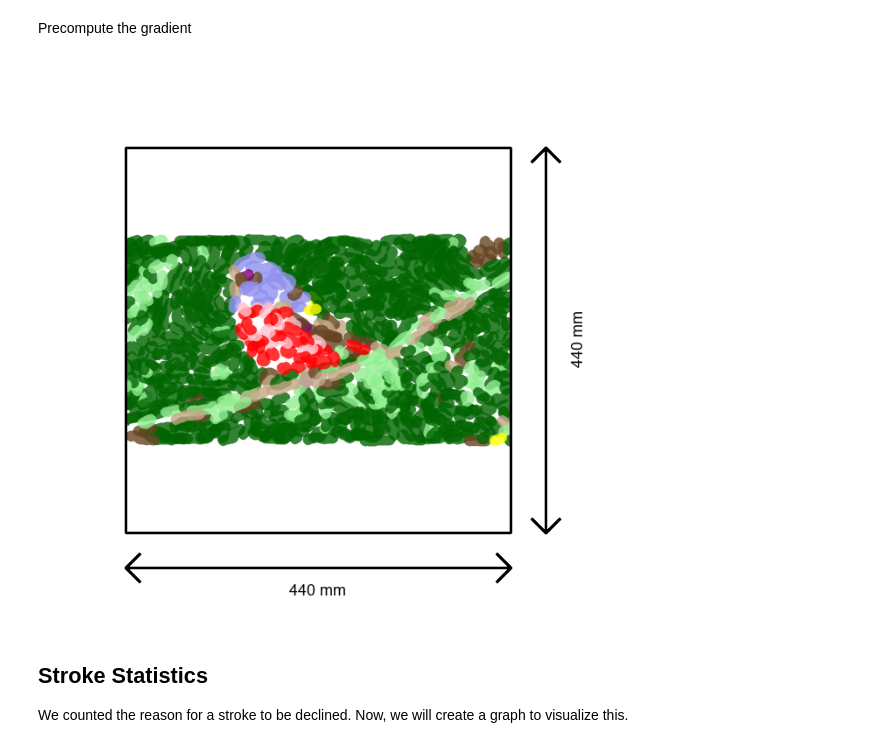
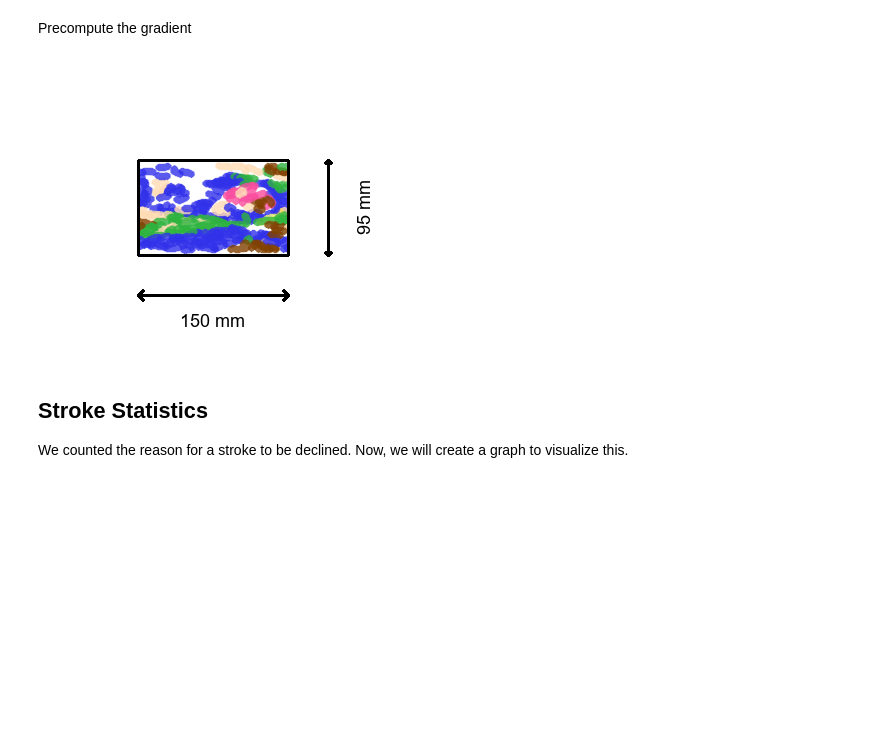
Before and after one commit to SimonMeersschaut/paint-bot, a Jupyter notebook: src/stroke_generation.ipynb, the cells around one changed output. Cells and saved outputs as stored; diff of their text form; code cells hidden in the pictures; blank space fills up the shorter version.

```diff
--- a/src/stroke_generation.ipynb
+++ b/src/stroke_generation.ipynb
@@ -1,7 +1,7 @@
 # %% [markdown]
 ## Imports & Loads
 # %%
-CANVAS_SIZE = (440, 440)
+CANVAS_SIZE = (150, 95) # mm
 # %%
 import numpy as np
 from PIL import Image, ImageOps
@@ -79,7 +79,7 @@ import matplotlib.pyplot as plt
 
 
 # 1. Load your PIL image
-pil_original_image = Image.open("C:/Users/Simon/Documents/projecten/paint-bot/images/bird.jpg")
+pil_original_image = Image.open("C:/Users/Simon/Documents/projecten/paint-bot/images/pink-tree.jpeg")
 enhancer = ImageEnhance.Contrast(pil_original_image)
 contrast_factor = 1.2
 pil_original_image = enhancer.enhance(contrast_factor)
@@ -89,7 +89,7 @@ pil_resized_image = resize_image(pil_original_image)
 
 # GaussianBlur takes a 'radius' parameter. Higher radius = more blur.
 pil_blurred_image = pil_resized_image.filter(ImageFilter.GaussianBlur(radius=5))
-# np_resized_blurred_image = np.array(pil_blurred_image)
+np_resized_blurred_image = np.array(pil_blurred_image)
 
 # 3. Convert the original resized PIL image to a NumPy array (if still needed)
 np_resized_image = np.array(pil_resized_image)
@@ -309,26 +309,25 @@ import cv2  # Used strictly for footprint tracking on the internal mask
 from stroke_generation import StrokeGenerationSupervisor, Events
 from datatypes import StrokePath, StrokeSequence
 import math
+import json
 
-COLOR_PALETTE = {
-    "dark brown": [101, 67, 33],
-    "light brown": [196, 164, 132],
-    "dark green": [0, 100, 0],
-    "light green": [144, 238, 144],
-    "blue": [144, 144, 238],
-    "purple": [128, 0, 128],
-    "pink": [255, 192, 203],
-    "red": [255, 0, 0],
-    "white": [255, 255, 255],
-    "yellow": [255, 255, 0],
-}
+with open("data/my_robot_calibration.json", "r") as f:
+    # Helper to convert a single hex string (e.g., "#FF5733") to [R, G, B]
+    def hex_to_rgb(hex_str):
+        hex_str = hex_str.lstrip("#")
+        return [int(hex_str[i : i + 2], 16) for i in (0, 2, 4)]
+
+    # Extract and convert the entire palette
+    COLOR_PALETTE = [
+        hex_to_rgb(entry["color"]) for entry in json.load(f)["color_palette"]
+    ]
 
 # Pre-convert palette to a fast numpy array for vectorized distance broadcasting
-FIRST_PASS_FACTOR = .50
+FIRST_PASS_FACTOR = .30
 SECOND_PASS_FACTOR = 1 - (FIRST_PASS_FACTOR**2)
 
-PALETTE_ARR = np.array(list(COLOR_PALETTE.values()), dtype=np.float32)
-PALETTE_LIST = list(COLOR_PALETTE.values())
+PALETTE_ARR = np.array(list(COLOR_PALETTE), dtype=np.float32)
+PALETTE_LIST = list(COLOR_PALETTE)
 
 # PERCEPTUAL COLOR WEIGHTS (Red, Green, Blue sensitivity coefficients)
 COLOR_WEIGHTS = np.array([0.30, 0.59, 0.11], dtype=np.float32)
@@ -502,7 +501,7 @@ def generate_strokes_for_layer(stroke_sequence, resized_segments, label, image,
 
             actual_colors = image[path_y, path_x]
 
-            # --- FIXED: PERCEPTUAL OPTIMISTIC COLOR ERROR CALCULATION ---
+            # optimistic color error
             error_pass1 = np.sqrt(np.sum(COLOR_WEIGHTS * ((actual_colors - first_pass_mixes[closest_idx]) ** 2), axis=1))
             error_pass2 = np.sqrt(np.sum(COLOR_WEIGHTS * ((actual_colors - second_pass_mixes[closest_idx]) ** 2), axis=1))
 
@@ -608,35 +607,35 @@ coverage_mask = ~np_padded_mask_resized
 # Sort the depth thresholds ascendingly to easily find the correct bracket
 stroke_generation_supervisor = StrokeGenerationSupervisor()
 
 # Loop through the targeted depth layer bins (Back-to-Front ordering)
 for label, mean_depth in tqdm(segment_depths):
     ## Choose brush-size
     segment_mask = (resized_segments == label)
     if not np.any(segment_mask):
         continue
 
     ## Choose brush-size based on the pre-calculated brush_size_map
     # Extract the brush size assigned to this specific segment region
-    chosen_brush_size = 10 # int(np.max(brush_size_map[segment_mask]))
+    chosen_brush_size = int(10 / 2) # int(np.max(brush_size_map[segment_mask]))
 
     # Dynamically assign it to the supervisor configuration for this layer
     stroke_generation_supervisor.brush_size = chosen_brush_size
 
     # Call the updated stroke generator function using dictionary unpacking (**)
     generate_strokes_for_layer(
         grad=(gy, gx),
         stroke_sequence=stroke_sequence,
         resized_segments=resized_segments,
         label=label,
         image=np_resized_image,
         coverage_mask=coverage_mask,
         padding_mask=np_padded_mask_resized,
         stroke_generation_supervisor=stroke_generation_supervisor,
     )
 
 visualize_stroke_sequence(stroke_sequence)
 # %% [output]
-[figure, old version]
+[figure, new version]
 # %% [markdown]
 ## Stroke Statistics
 We counted the reason for a stroke to be declined.
```
Also changed, not shown: parts of 9 cells of this notebook, 7 other files.
